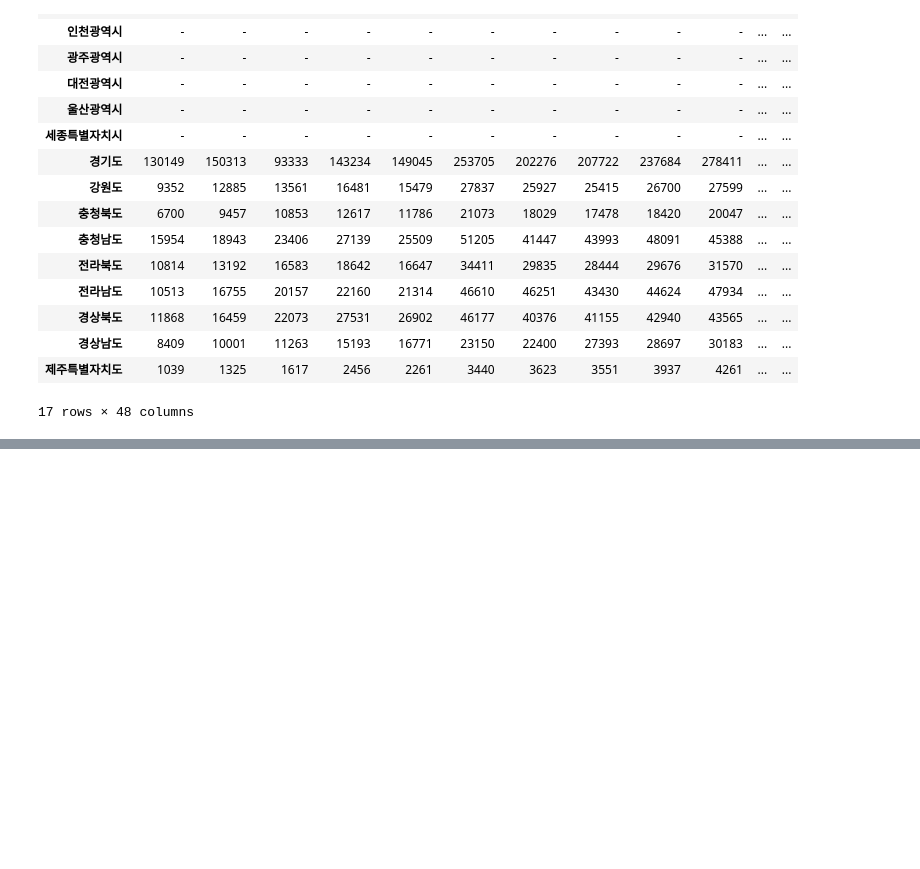
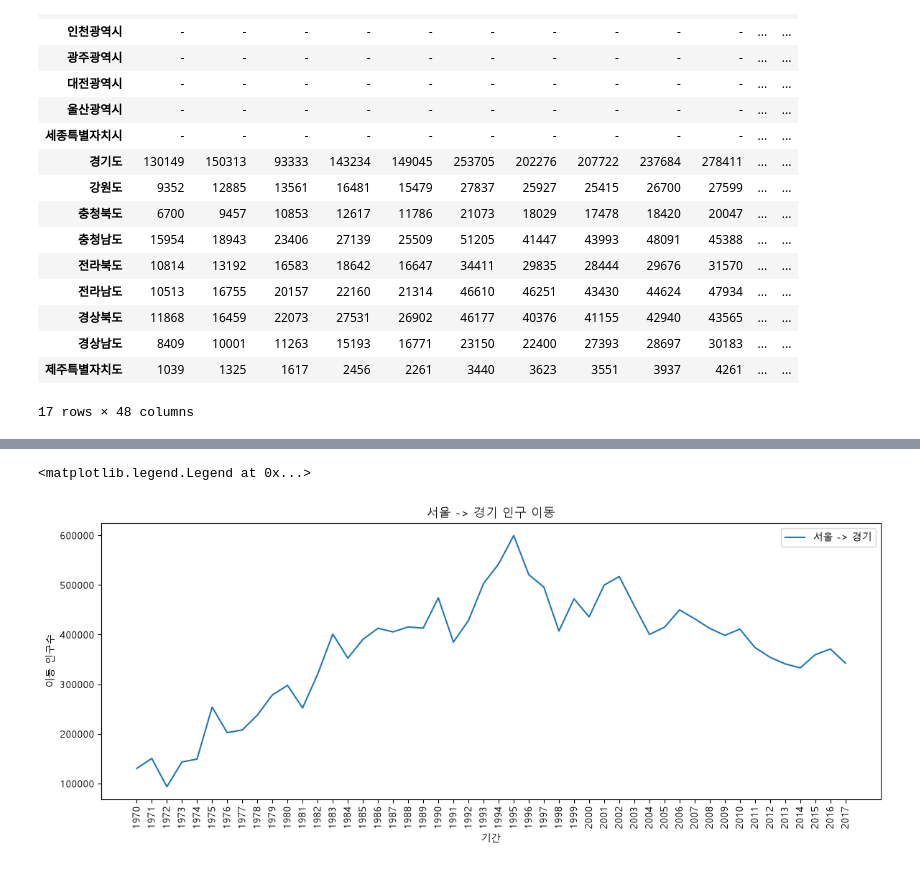
Before and after one commit to rlaalsgh1113/18_data_analytics, a Jupyter notebook: 01_matplotlib.ipynb, the cells around one changed output, grey strips where cells are left out. Saved outputs shown, nothing was run; the diff lists cells and outputs as text; code cells hidden in the pictures; blank space fills up the shorter version.

```diff
--- a/01_matplotlib.ipynb
+++ b/01_matplotlib.ipynb
@@ -158,0 +207,15 @@ df_seoul
+# %%
+sr_one = df_seoul.loc['경기도']
+
+plt.figure(figsize=(14, 5))
+plt.xticks(rotation="vertical")
+plt.plot(sr_one.index, sr_one.values)
+
+plt.title('서울 -> 경기 인구 이동')
+plt.xlabel('기간')
+plt.ylabel('이동 인구수')
+
+plt.legend(labels=['서울 -> 경기'], loc='best') # 범례 표시
+# %% [output]
+<matplotlib.legend.Legend at 0x...>
+[figure, added]
```
Also changed, not shown: parts of 16 cells of this notebook, 2 other files.
